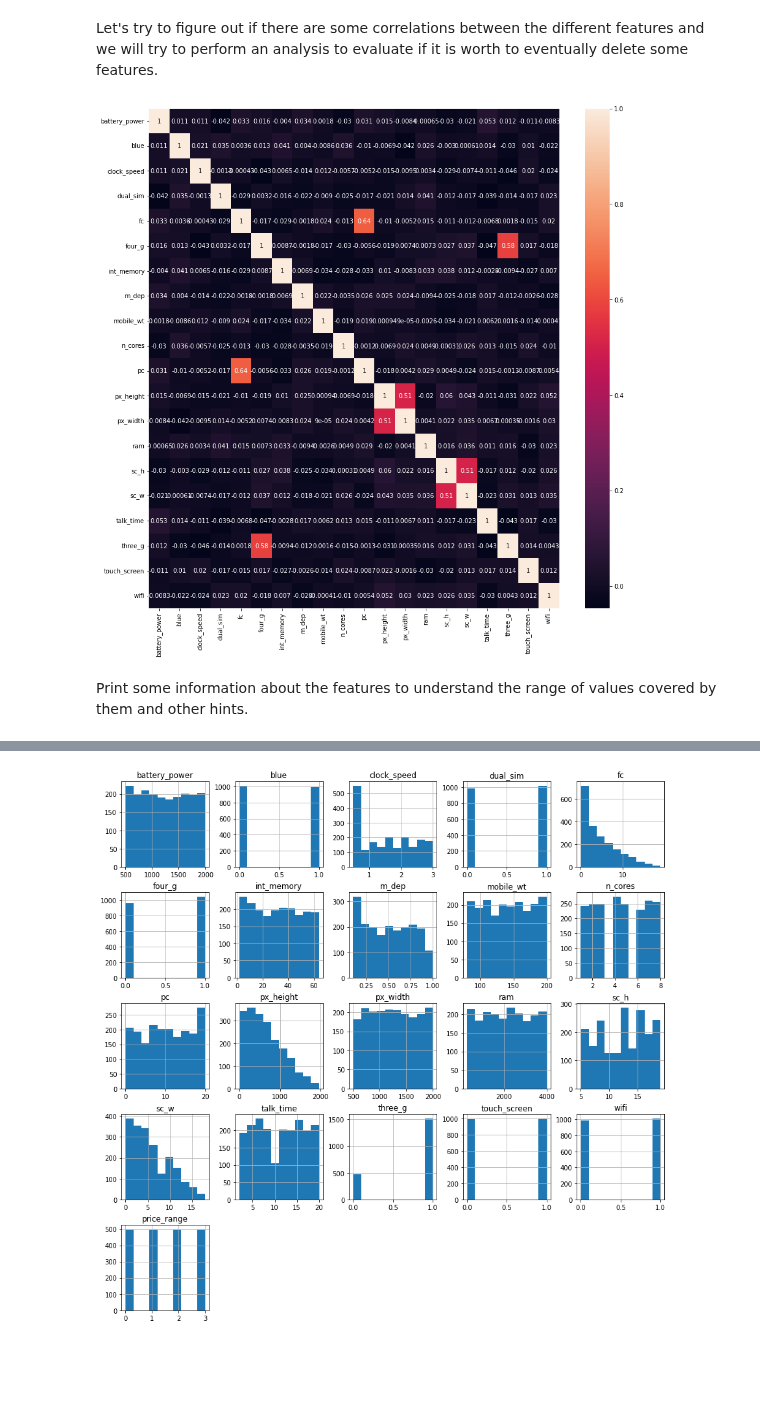
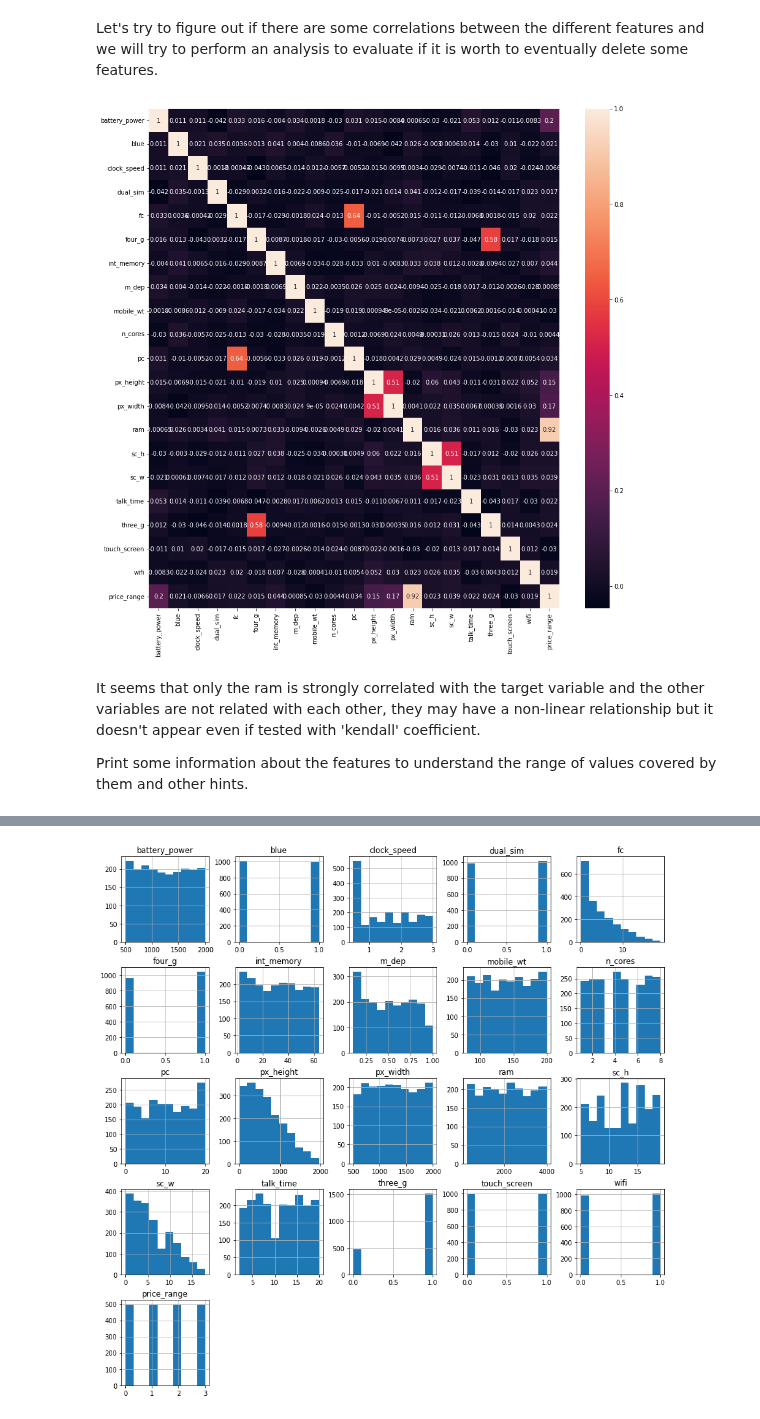
Before and after one commit to Valendrew/counterfactual-explanations, a Jupyter notebook: data_exploration.ipynb, the cells around one changed output, grey strips where cells are left out. Cells and saved outputs as stored; diff of their text form; code cells hidden in the pictures; blank space fills up the shorter version.

```diff
--- a/data_exploration.ipynb
+++ b/data_exploration.ipynb
@@ -148,13 +145,14 @@ df_raw[df_raw.duplicated(subset=features_cols, keep=False)].copy()
 Let's try to figure out if there are some correlations between the different features and we will try to perform an analysis to evaluate if it is worth to eventually delete some features.
 # %%
 plt.figure(figsize=(15, 15))
-sns.heatmap(df_raw.iloc[:, df_raw.columns != "price_range"].corr(), annot=True)
-# sns.heatmap(df[~any_negatives(df)].corr(), annot=True)
+sns.heatmap(df_raw.corr(), annot=True)
 plt.show()
 # %% [output]
-[figure, old version]
+[figure, new version]
-# %% [markdown]
-Print some information about the features to understand the range of values covered by them and other hints.
+# %% [markdown]
+It seems that only the ram is strongly correlated with the target variable and the other variables are not related with each other, they may have a non-linear relationship but it doesn't appear even if tested with 'kendall' coefficient.
+
+Print some information about the features to understand the range of values covered by them and other hints.
 # %%
 df_raw.describe()
 # %% [output]
```
Also changed, not shown: parts of 12 cells of this notebook.
